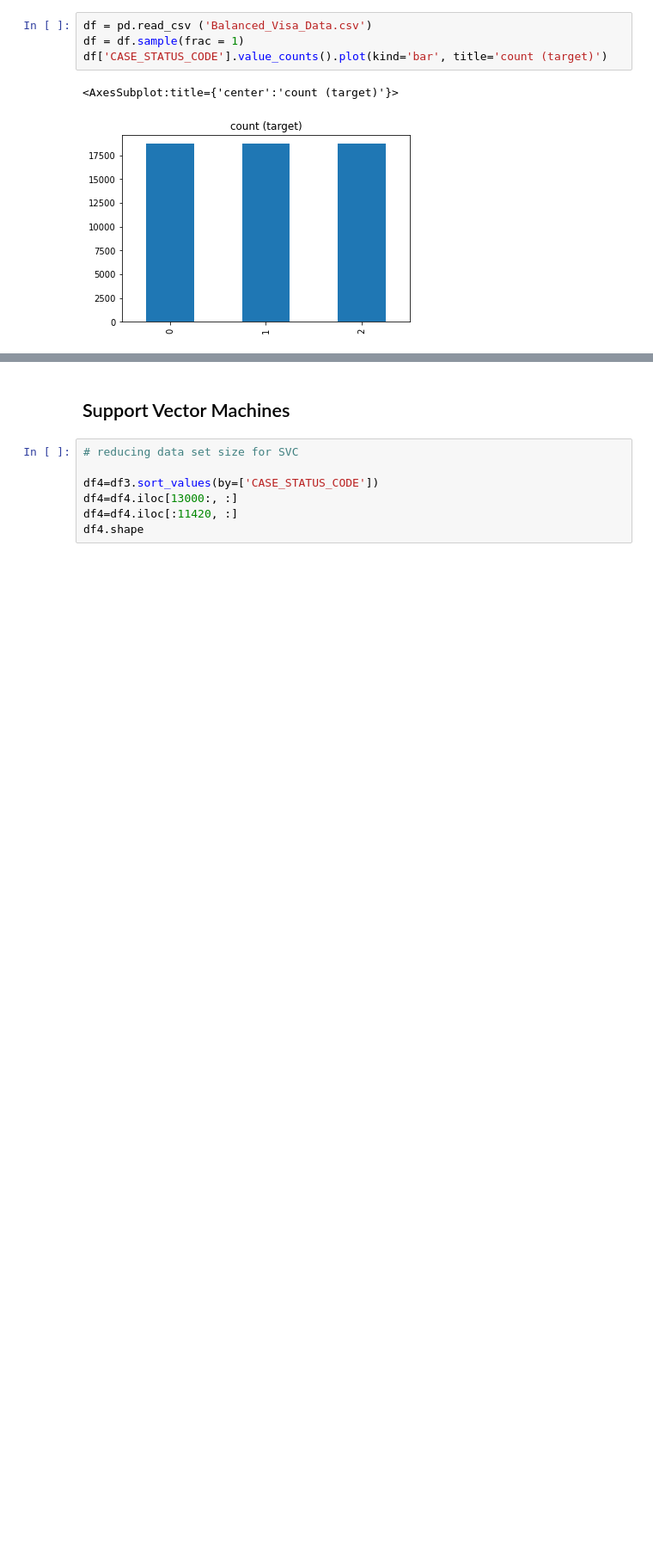
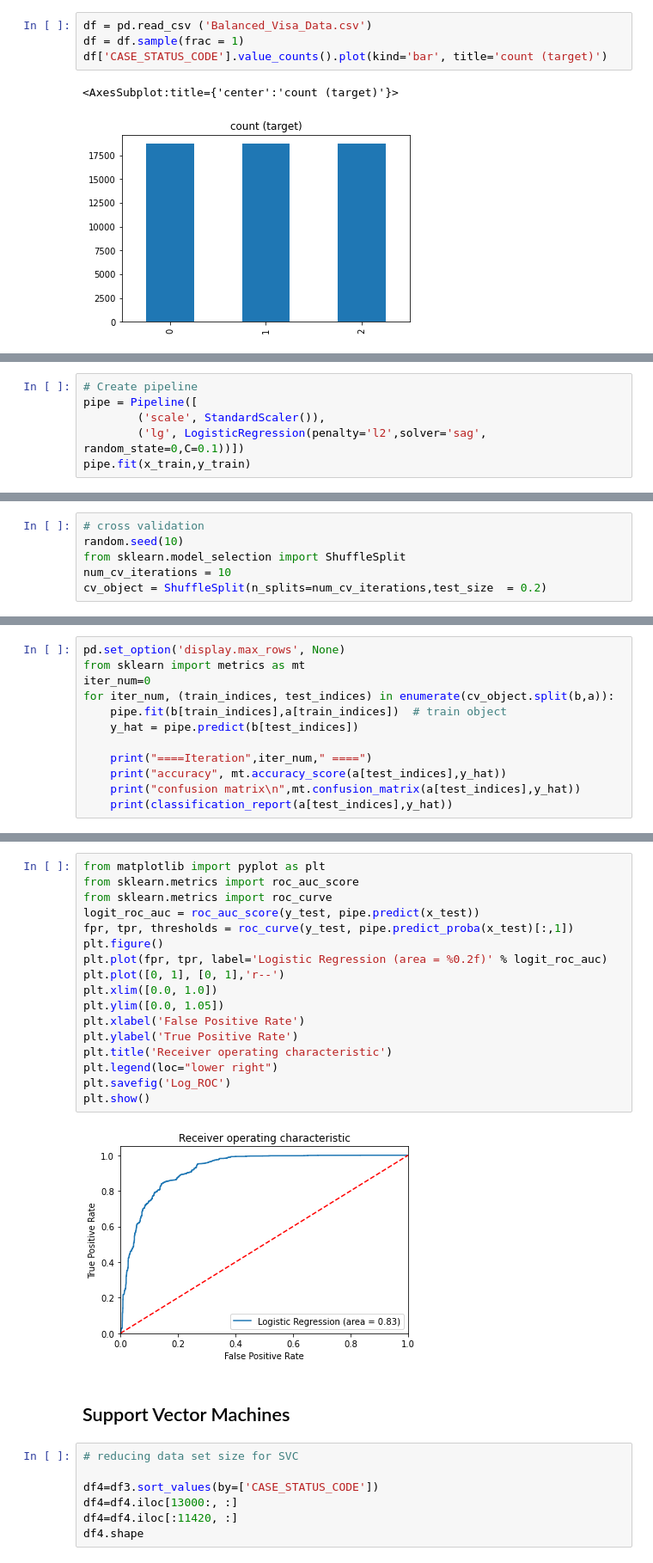
Before and after one commit to trishattah/DS_7331_Projects, a Jupyter notebook: Lab_2/Mini_Lab2_SVM_LR_Group4.ipynb, the cells around one changed output, grey strips where cells are left out. Shown: that part at 86% size. Drawn from its saved outputs; the diff is of its cells as text; blank space fills up the shorter version.

```diff
--- a/Lab_2/Mini_Lab2_SVM_LR_Group4.ipynb
+++ b/Lab_2/Mini_Lab2_SVM_LR_Group4.ipynb
@@ -310,0 +189,6 @@ weighted avg       0.85      0.85      0.85      7484
+# %%
+# Create pipeline
+pipe = Pipeline([
+        ('scale', StandardScaler()),
+        ('lg', LogisticRegression(penalty='l2',solver='sag', random_state=0,C=0.1))])
+pipe.fit(x_train,y_train)
@@ -310,0 +201,6 @@ weighted avg       0.85      0.85      0.85      7484
+# %%
+# cross validation
+random.seed(10)
+from sklearn.model_selection import ShuffleSplit
+num_cv_iterations = 10
+cv_object = ShuffleSplit(n_splits=num_cv_iterations,test_size  = 0.2)
@@ -310,0 +216,12 @@ weighted avg       0.85      0.85      0.85      7484
+# %%
+pd.set_option('display.max_rows', None)
+from sklearn import metrics as mt
+iter_num=0
+for iter_num, (train_indices, test_indices) in enumerate(cv_object.split(b,a)):
+    pipe.fit(b[train_indices],a[train_indices])  # train object
+    y_hat = pipe.predict(b[test_indices])
+
+    print("====Iteration",iter_num," ====")
+    print("accuracy", mt.accuracy_score(a[test_indices],y_hat))
+    print("confusion matrix\n",mt.confusion_matrix(a[test_indices],y_hat))
+    print(classification_report(a[test_indices],y_hat))
@@ -311,3 +246,22 @@ weighted avg       0.85      0.85      0.85      7484
+# %%
+from matplotlib import pyplot as plt
+from sklearn.metrics import roc_auc_score
+from sklearn.metrics import roc_curve
+logit_roc_auc = roc_auc_score(y_test, pipe.predict(x_test))
+fpr, tpr, thresholds = roc_curve(y_test, pipe.predict_proba(x_test)[:,1])
+plt.figure()
+plt.plot(fpr, tpr, label='Logistic Regression (area = %0.2f)' % logit_roc_auc)
+plt.plot([0, 1], [0, 1],'r--')
+plt.xlim([0.0, 1.0])
+plt.ylim([0.0, 1.05])
+plt.xlabel('False Positive Rate')
+plt.ylabel('True Positive Rate')
+plt.title('Receiver operating characteristic')
+plt.legend(loc="lower right")
+plt.savefig('Log_ROC')
+plt.show()
+# %% [output]
+[figure, added]
 # %% [markdown]
 ## Support Vector Machines
 # %%
```
Also changed, not shown: parts of 83 cells of this notebook.
